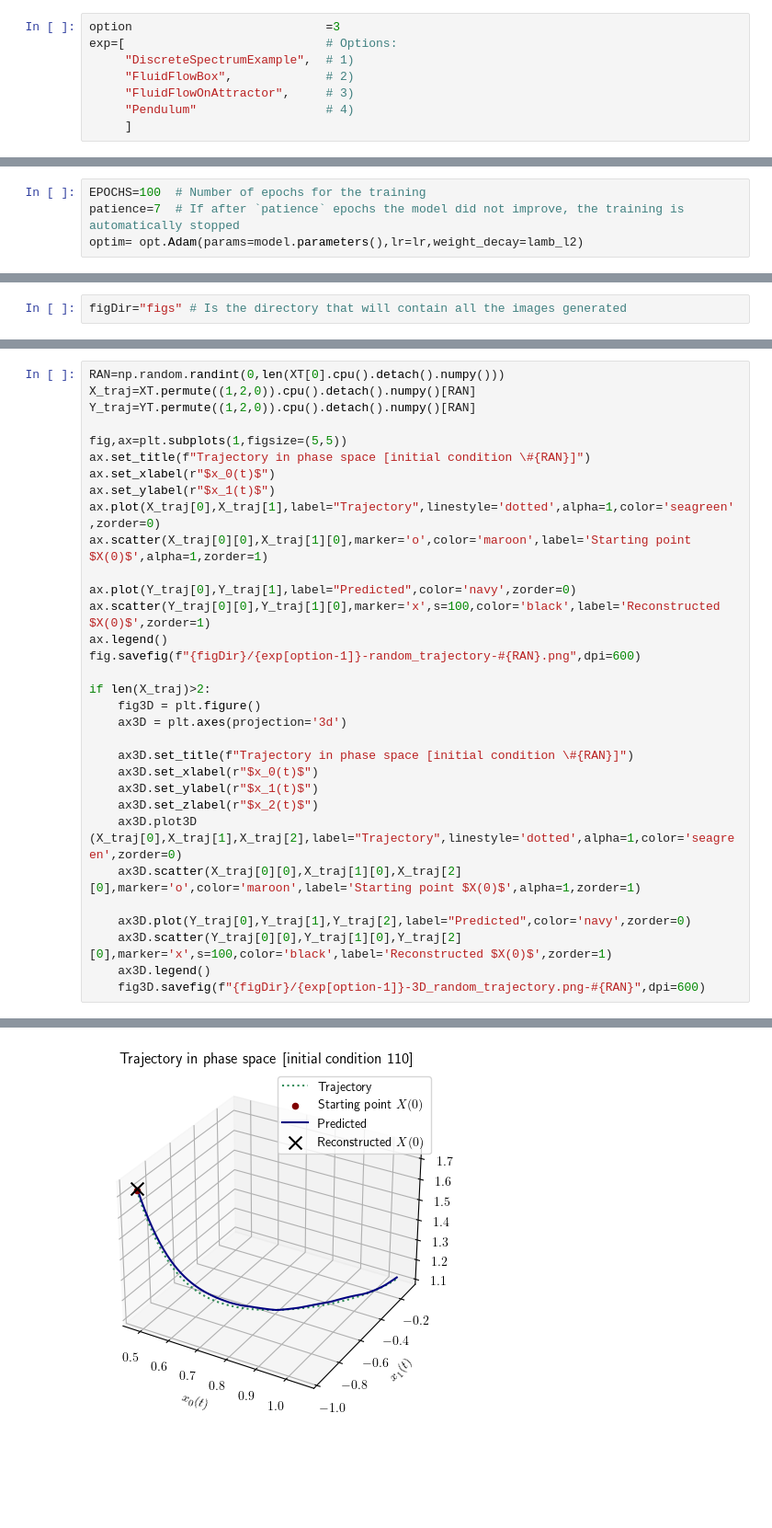
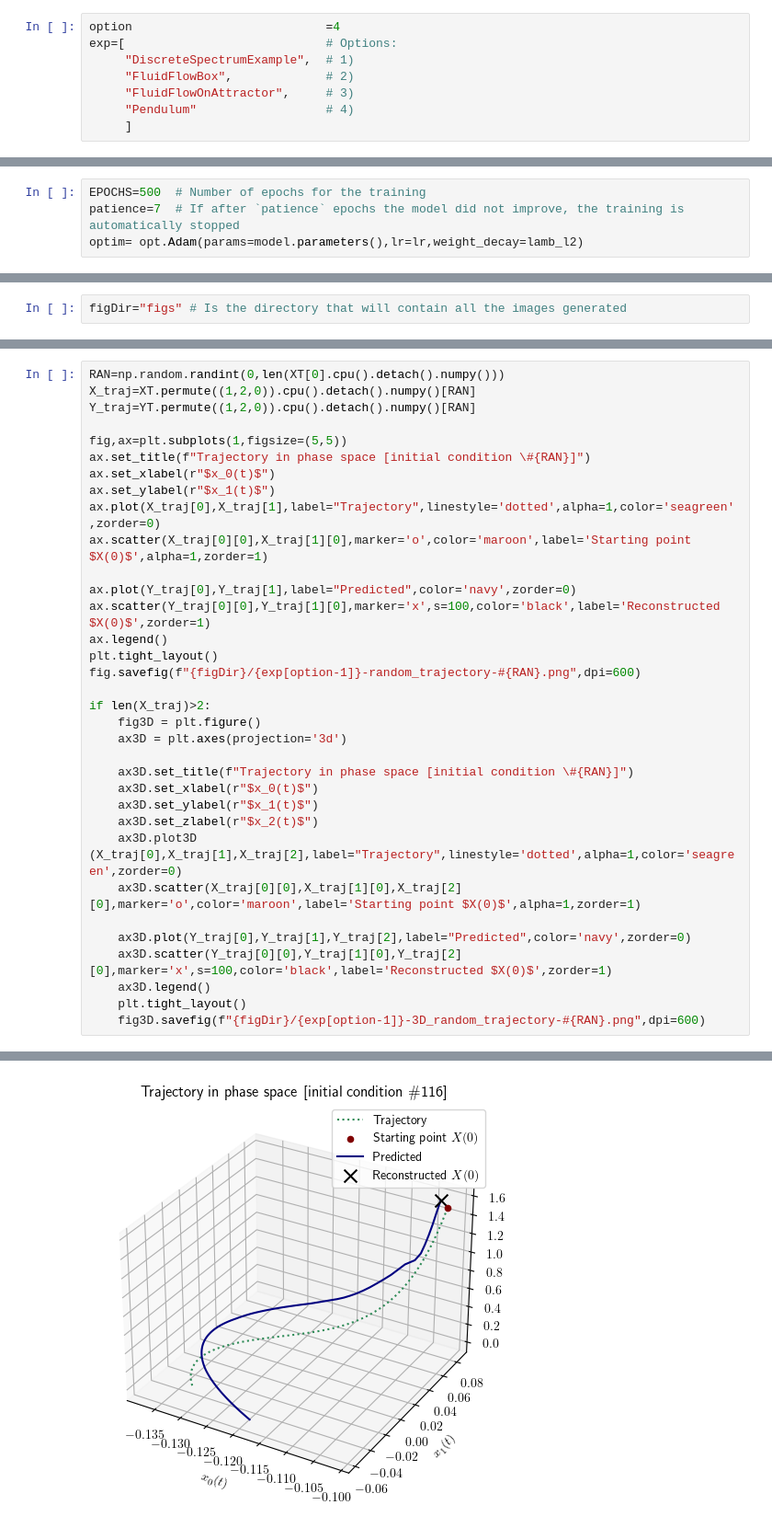
Before and after one commit to GVoreste/KOOPMAN_AML2023, a Jupyter notebook: deepKoopman.ipynb, the cells around one changed output, grey strips where cells are left out. Shown at 92% size. Cells and saved outputs as stored; diff of their text form; blank space fills up the shorter version.

Commit message:
Added thigh layout

```diff
--- a/deepKoopman.ipynb
+++ b/deepKoopman.ipynb
@@ -68,7 +68,7 @@ We decided to not generate new data, but to import the ones they already used in
 # Max number of initial conditions to be considered in order to build the train, validation and test datasets. If it is set to 'None', all possible initial conditions are taken.
 max_initial_conditions=None
 # %%
-option                           =3
+option                           =4
 exp=[                            # Options:
      "DiscreteSpectrumExample",  # 1)
      "FluidFlowBox",             # 2)
@@ -703,7 +706,7 @@ KOOPMAN(
 
 They initialized each weight matrix W randomly from a uniform distribution in the range $[-s, s]$ for $s = \frac{1}{\sqrt{a}}$, where $a$ is the dimension of the input of the layer. Each bias vector $b$ is initialized to 0. The learning rate for the Adam optimizer is 0.001. We also use early stopping; for each model, at the end of training, we resume the step with the lowest validation error.
 # %%
-EPOCHS=100  # Number of epochs for the training
+EPOCHS=500  # Number of epochs for the training
 patience=7  # If after `patience` epochs the model did not improve, the training is automatically stopped
 optim= opt.Adam(params=model.parameters(),lr=lr,weight_decay=lamb_l2)
 # %%
@@ -950,6 +952,7 @@ ax.scatter(X_traj[0][0],X_traj[1][0],marker='o',color='maroon',label='Starting p
 ax.plot(Y_traj[0],Y_traj[1],label="Predicted",color='navy',zorder=0)
 ax.scatter(Y_traj[0][0],Y_traj[1][0],marker='x',s=100,color='black',label='Reconstructed $X(0)$',zorder=1)
 ax.legend()
+plt.tight_layout()
 fig.savefig(f"{figDir}/{exp[option-1]}-random_trajectory-#{RAN}.png",dpi=600)
 
 if len(X_traj)>2:
@@ -966,5 +969,6 @@ if len(X_traj)>2:
     ax3D.plot(Y_traj[0],Y_traj[1],Y_traj[2],label="Predicted",color='navy',zorder=0)
     ax3D.scatter(Y_traj[0][0],Y_traj[1][0],Y_traj[2][0],marker='x',s=100,color='black',label='Reconstructed $X(0)$',zorder=1)
     ax3D.legend()
-    fig3D.savefig(f"{figDir}/{exp[option-1]}-3D_random_trajectory.png-#{RAN}",dpi=600)
+    plt.tight_layout()
+    fig3D.savefig(f"{figDir}/{exp[option-1]}-3D_random_trajectory-#{RAN}.png",dpi=600)
 # %% [output]
@@ -972 +976 @@ if len(X_traj)>2:
-[figure, old version]
+[figure, new version]
```
Also changed, not shown: parts of 7 cells of this notebook.
